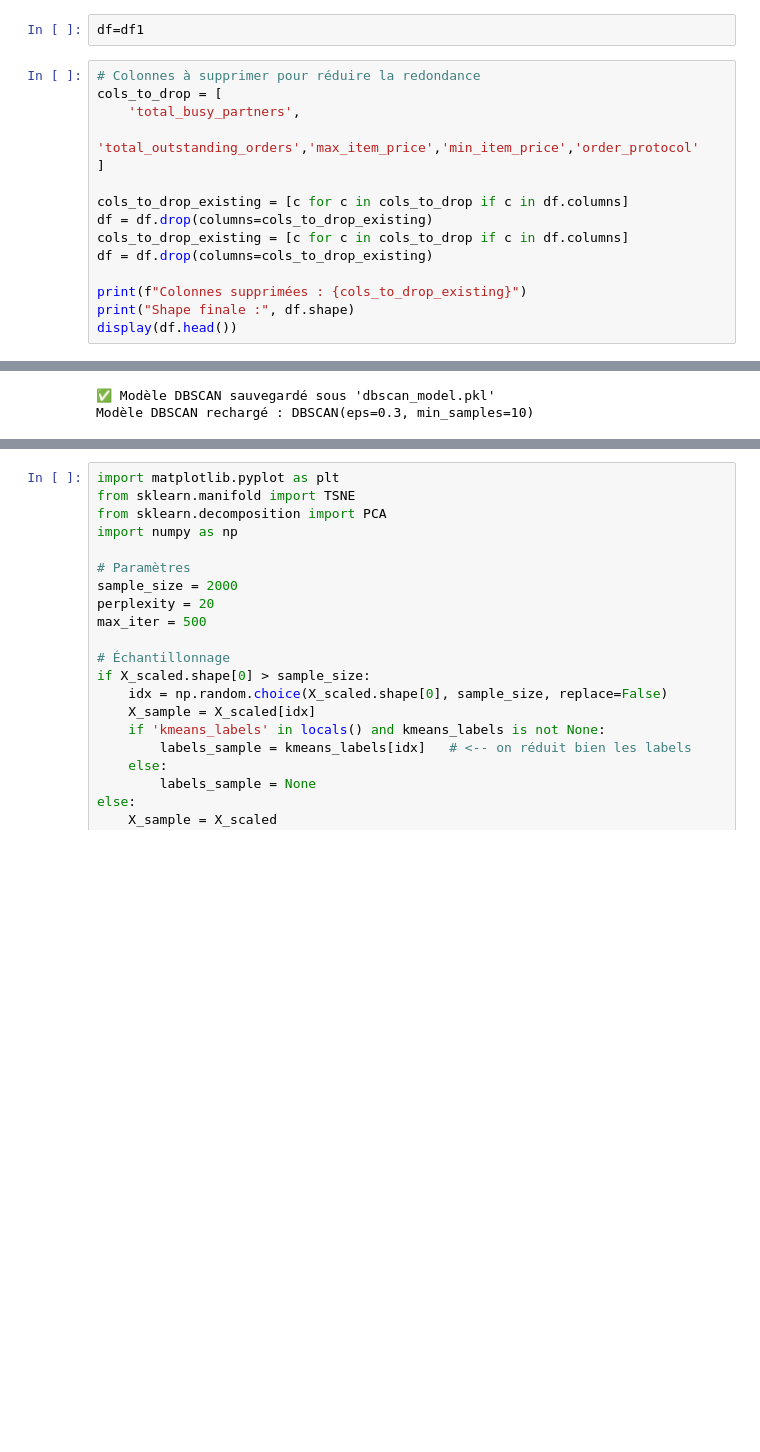
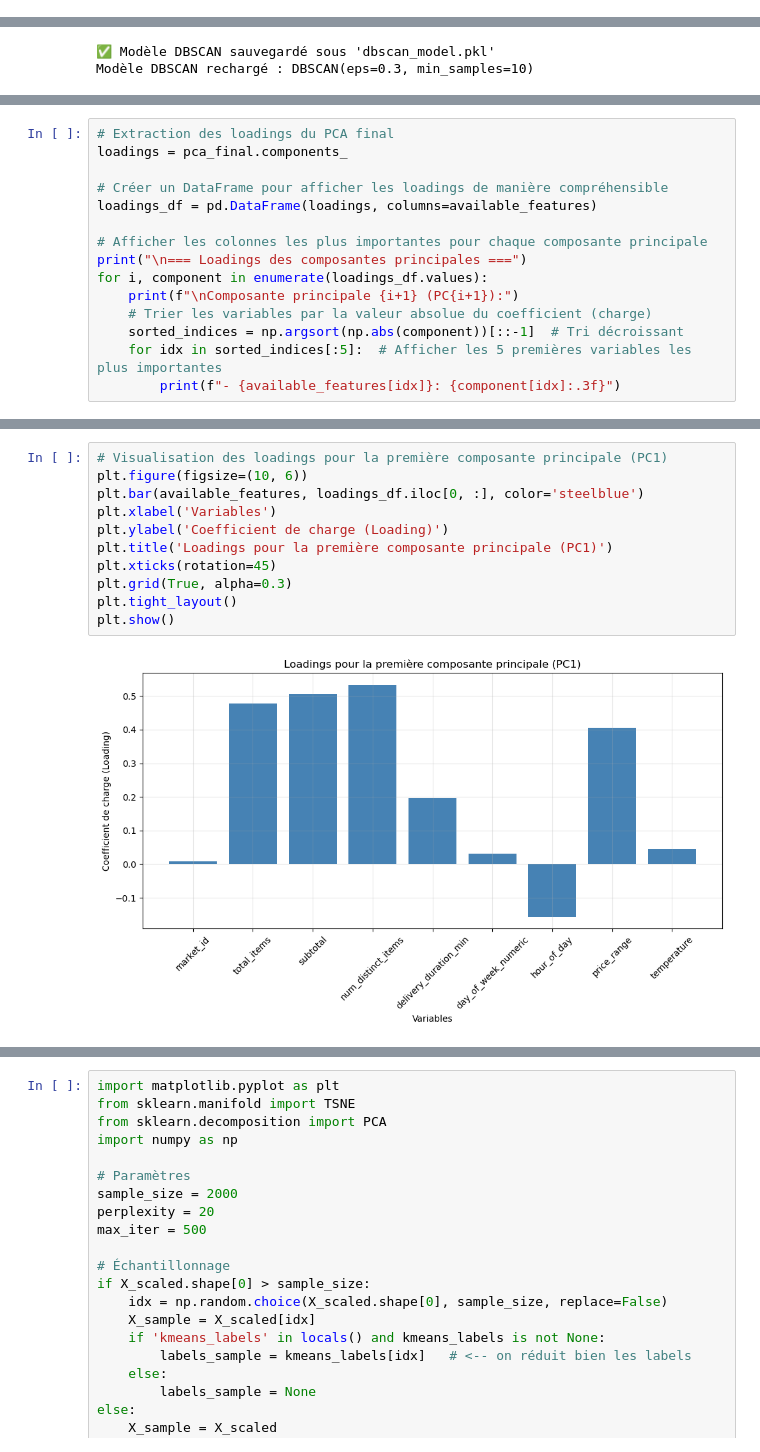
Before and after one commit to chamseddinedoulaEsprit/CRISP-DM-DataSet-Temps-de-livraison, a Jupyter notebook: CRISP-DM Datadelevry.ipynb, the cells around one changed output, grey strips where cells are left out. Cells and saved outputs as stored; diff of their text form; blank space fills up the shorter version.

```diff
--- a/CRISP-DM Datadelevry.ipynb
+++ b/CRISP-DM Datadelevry.ipynb
@@ -1416,17 +1544,0 @@ df1=df
-# %%
-df=df1
-# %%
-# Colonnes à supprimer pour réduire la redondance
-cols_to_drop = [
-    'total_busy_partners',
-    'total_outstanding_orders','max_item_price','min_item_price','order_protocol'
-]
-
-cols_to_drop_existing = [c for c in cols_to_drop if c in df.columns]
-df = df.drop(columns=cols_to_drop_existing)
-cols_to_drop_existing = [c for c in cols_to_drop if c in df.columns]
-df = df.drop(columns=cols_to_drop_existing)
-
-print(f"Colonnes supprimées : {cols_to_drop_existing}")
-print("Shape finale :", df.shape)
-display(df.head())
@@ -2338,0 +2641,15 @@ Simplifier l'analyse des données en réduisant le nombre de variables tout en c
+# %%
+# Extraction des loadings du PCA final
+loadings = pca_final.components_
+
+# Créer un DataFrame pour afficher les loadings de manière compréhensible
+loadings_df = pd.DataFrame(loadings, columns=available_features)
+
+# Afficher les colonnes les plus importantes pour chaque composante principale
+print("\n=== Loadings des composantes principales ===")
+for i, component in enumerate(loadings_df.values):
+    print(f"\nComposante principale {i+1} (PC{i+1}):")
+    # Trier les variables par la valeur absolue du coefficient (charge)
+    sorted_indices = np.argsort(np.abs(component))[::-1]  # Tri décroissant
+    for idx in sorted_indices[:5]:  # Afficher les 5 premières variables les plus importantes
+        print(f"- {available_features[idx]}: {component[idx]:.3f}")
@@ -2339 +2674,14 @@ Simplifier l'analyse des données en réduisant le nombre de variables tout en c
+# %%
+# Visualisation des loadings pour la première composante principale (PC1)
+plt.figure(figsize=(10, 6))
+plt.bar(available_features, loadings_df.iloc[0, :], color='steelblue')
+plt.xlabel('Variables')
+plt.ylabel('Coefficient de charge (Loading)')
+plt.title('Loadings pour la première composante principale (PC1)')
+plt.xticks(rotation=45)
+plt.grid(True, alpha=0.3)
+plt.tight_layout()
+plt.show()
+# %% [output]
+[figure, added]
 # %%
```
Also changed, not shown: parts of 35 cells of this notebook, 6 other files.
